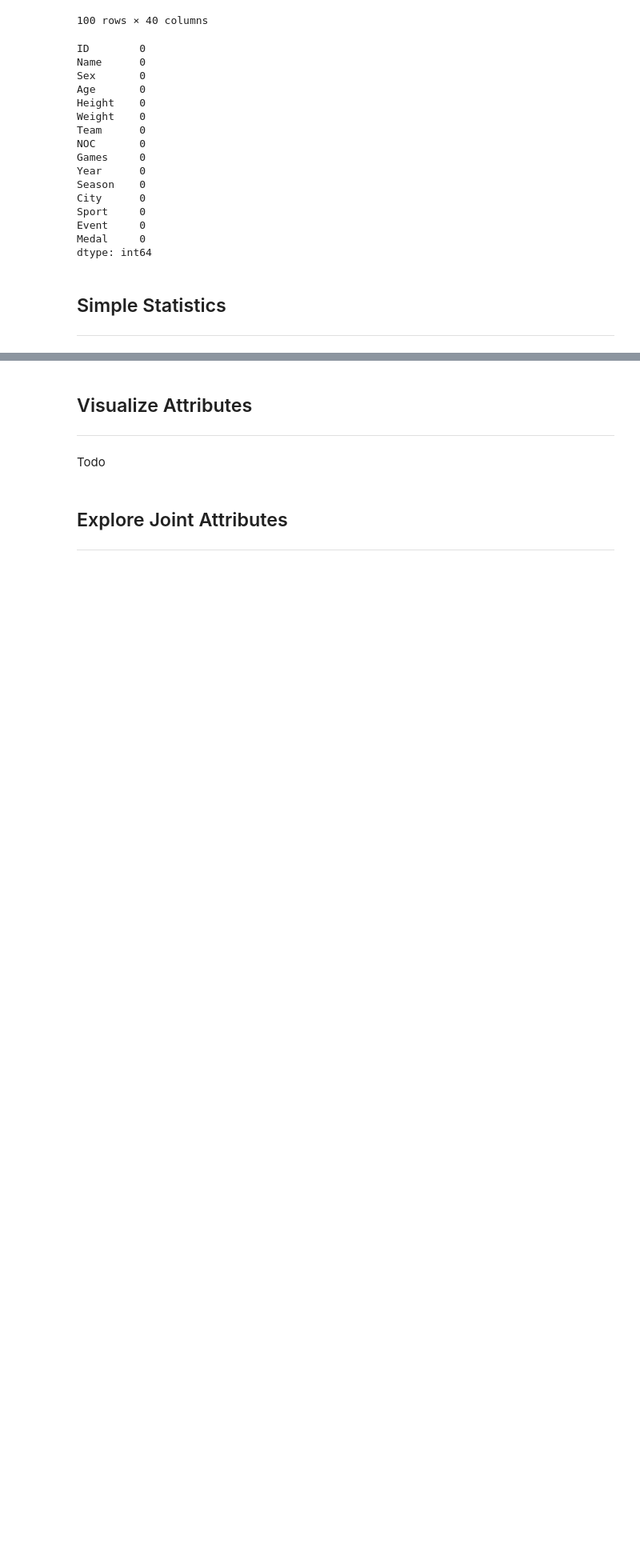
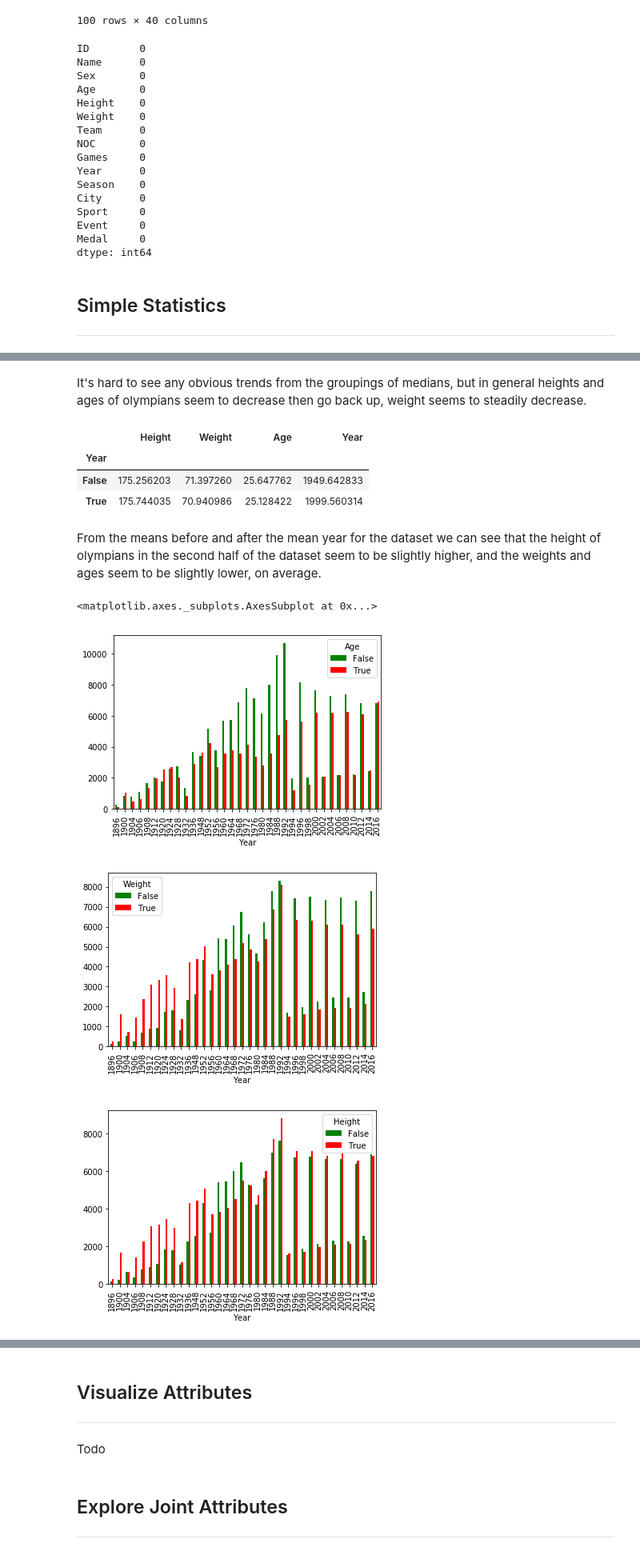
Before and after one commit to i4a/olympics, a Jupyter notebook: LabAssignmentOne.ipynb, the cells around one changed output, grey strips where cells are left out. Shown: that part at 80% size. Saved outputs shown, nothing was run; the diff lists cells and outputs as text; code cells hidden in the pictures; blank space fills up the shorter version.

```diff
--- a/LabAssignmentOne.ipynb
+++ b/LabAssignmentOne.ipynb
@@ -166,0 +236,27 @@ df.head()
+# %% [markdown]
+It's hard to see any obvious trends from the groupings of medians, but in general heights and ages of olympians seem to decrease then go back up, weight seems to steadily decrease.
+# %%
+#Separate into two categories, greater than the mean year or less than the mean year, to see any stark differences
+df[continuous_features+ordinal_features].groupby(by=df.Year>df['Year'].mean()).mean()
+# %% [output]
+|  | Height | Weight | Age | Year |
+| Year |  |  |  |  |
+| False | 175.256203 | 71.397260 | 25.647762 | 1949.642833 |
+| True | 175.744035 | 70.940986 | 25.128422 | 1999.560314 |
+# %% [markdown]
+From the means before and after the mean year for the dataset we can see that the height of olympians in the second half of the dataset seem to be slightly higher, and the weights and ages seem to be slightly lower, on average.
+# %%
+#plot charts of age, weight, and height over time against their means
+age_over_mean = pd.crosstab([df['Year']], df.Age>df['Age'].mean())
+age_over_mean.plot(kind='bar', stacked=False, color=['green','red'])
+
+age_over_mean = pd.crosstab([df['Year']], df.Weight>df['Weight'].mean())
+age_over_mean.plot(kind='bar', stacked=False, color=['green','red'])
+
+age_over_mean = pd.crosstab([df['Year']], df.Height>df['Height'].mean())
+age_over_mean.plot(kind='bar', stacked=False, color=['green','red'])
+# %% [output]
+<matplotlib.axes._subplots.AxesSubplot at 0x...>
+[figure, added]
+[figure, added]
+[figure, added]
```
Also changed, not shown: parts of 9 cells of this notebook.
